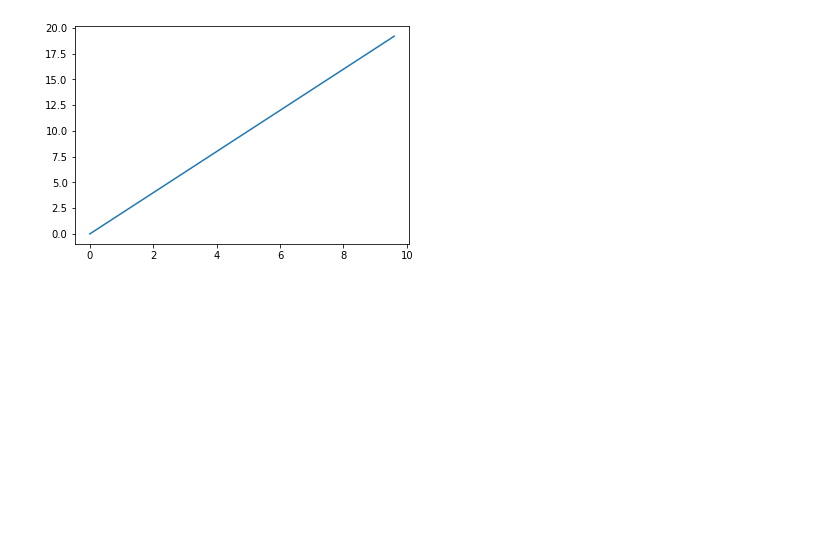
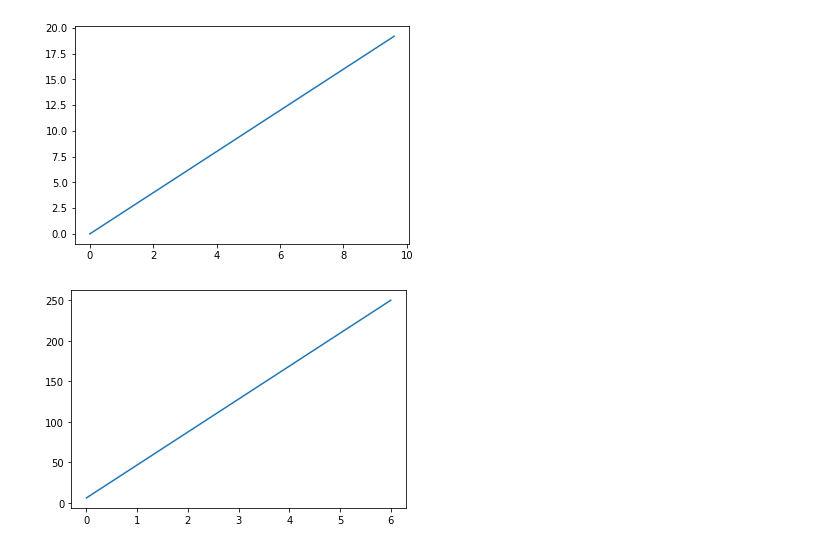
Before and after one commit to vigneshr2908/Data-Analysis, a Jupyter notebook: Matplotlib & Seaborn.ipynb, the cells around one changed output. Cells and saved outputs as stored; diff of their text form; code cells hidden in the pictures; blank space fills up the shorter version.

```diff
--- a/Matplotlib & Seaborn.ipynb
+++ b/Matplotlib & Seaborn.ipynb
@@ -28,3 +33,11 @@ plt.plot(x2, x2*2)
 # %% [output]
 [<matplotlib.lines.Line2D at 0x...>]
 [figure]
+# %%
+# Draw a line in a diagram from position (0,0) to position (6,250):
+
+x_points = np.array([0, 6])
+y_points = np.array([6, 250])
+plt.plot(x_points, y_points);
+# %% [output]
+[figure, added]
```
Also changed, not shown: parts of 7 cells of this notebook.
